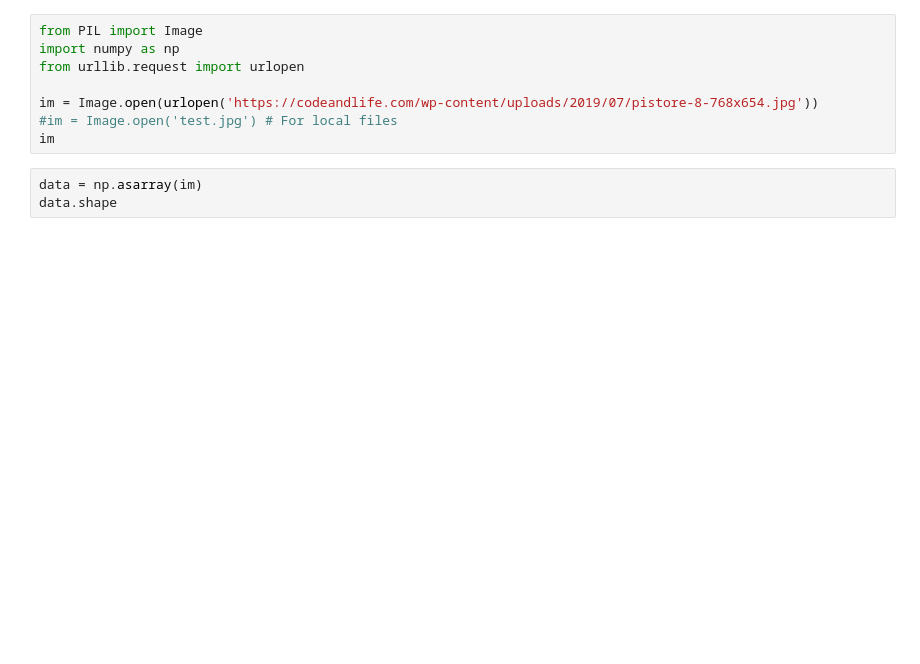
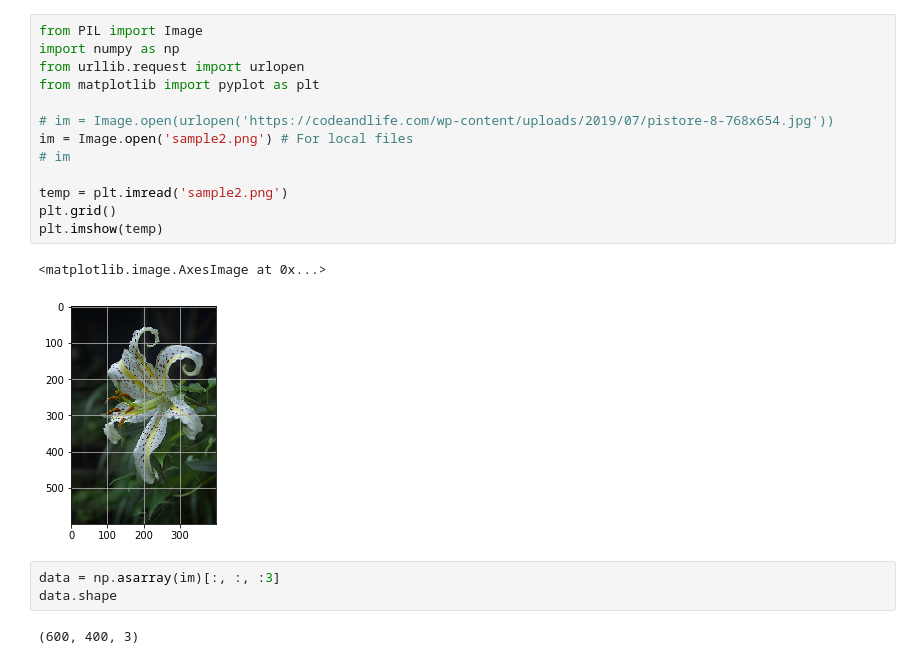
Before and after one commit to sirinnear/num-meth, a Jupyter notebook: Project/White balance reference/White balance.ipynb, the cells around one changed output. Drawn from its saved outputs; the diff is of its cells as text; blank space fills up the shorter version.

```diff
--- a/Project/White balance reference/White balance.ipynb
+++ b/Project/White balance reference/White balance.ipynb
@@ -1,12 +1,22 @@
 # %%
 from PIL import Image
 import numpy as np
 from urllib.request import urlopen
+from matplotlib import pyplot as plt
 
-im = Image.open(urlopen('https://codeandlife.com/wp-content/uploads/2019/07/pistore-8-768x654.jpg'))
-#im = Image.open('test.jpg') # For local files
-im
+# im = Image.open(urlopen('https://codeandlife.com/wp-content/uploads/2019/07/pistore-8-768x654.jpg'))
+im = Image.open('sample2.png') # For local files
+# im
+
+temp = plt.imread('sample2.png')
+plt.grid()
+plt.imshow(temp)
+# %% [output]
+<matplotlib.image.AxesImage at 0x...>
+[figure, added]
 # %%
-data = np.asarray(im)
+data = np.asarray(im)[:, :, :3]
 data.shape
+# %% [output]
+(600, 400, 3)
 # %%
```
Also changed, not shown: parts of 4 cells of this notebook, 4 other files.
